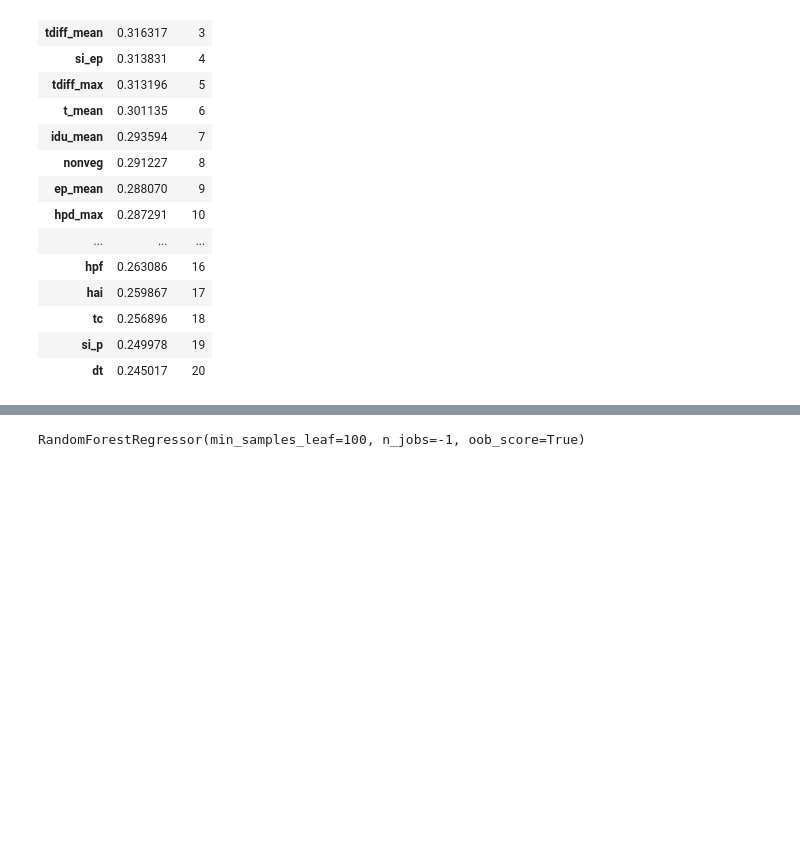
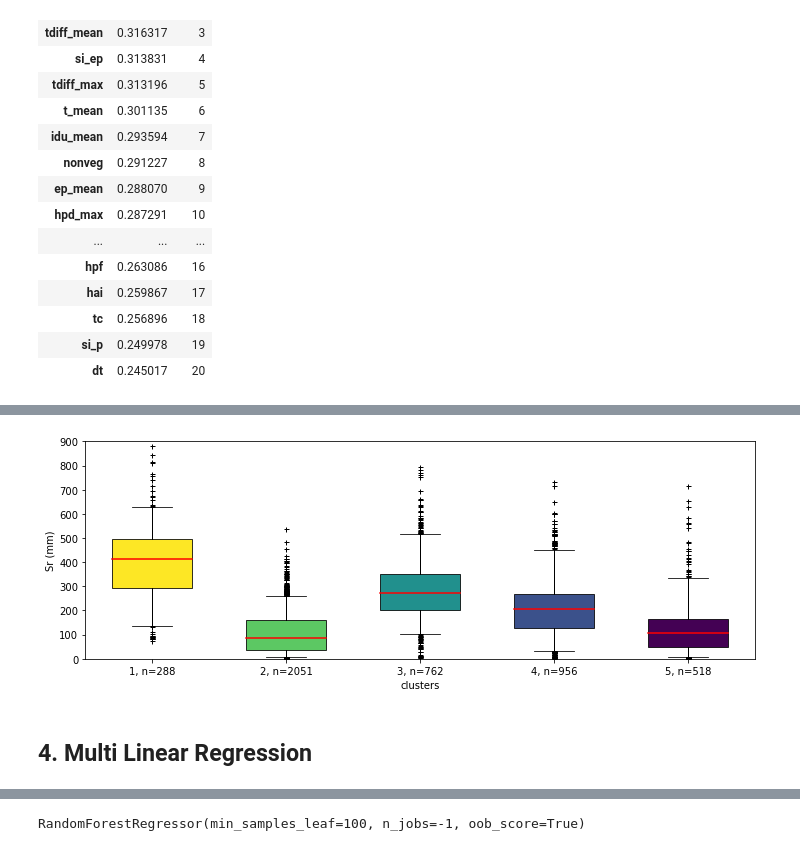
Before and after one commit to fvanoorschot/global_sr_module, a Jupyter notebook: run_script_prediction.ipynb, the cells around one changed output, grey strips where cells are left out. Saved outputs shown, nothing was run; the diff lists cells and outputs as text; code cells hidden in the pictures; blank space fills up the shorter version.

```diff
--- a/run_script_prediction.ipynb
+++ b/run_script_prediction.ipynb
@@ -662,0 +605,31 @@ Text(0.5, 0, 'PC1 41.8%')
+# %%
+boxprops1 = dict(facecolor=cmap_vd2(0),color="black",linewidth=0.8)
+boxprops2 = dict(facecolor=cmap_vd2(1),color="black",linewidth=0.8)
+boxprops3 = dict(facecolor=cmap_vd2(2),color="black",linewidth=0.8)
+boxprops4 = dict(facecolor=cmap_vd2(3),color="black",linewidth=0.8)
+boxprops5 = dict(facecolor=cmap_vd2(4),color="black",linewidth=0.8)
+medianprops = dict(color="red",linewidth=1.5)
+flierprops = dict(color='black',marker='+',markersize=5)
+capprops = dict(linestyle='-', linewidth=0.8, color='Black')
+
+co1 = co[co.cluster==0]
+co2 = co[co.cluster==1]
+co3 = co[co.cluster==2]
+co4 = co[co.cluster==3]
+co5 = co[co.cluster==4]
+
+fig = plt.figure(figsize=(12,4))
+ax = fig.add_subplot(111)
+ax.boxplot(co1.sr_20,positions=[1],widths=0.6,whis=[5,95],patch_artist=True,showmeans=False,boxprops=boxprops1,medianprops=medianprops,meanprops=meanpointprops,flierprops=flierprops,capprops=capprops,zorder=0)
+ax.boxplot(co2.sr_20,positions=[2],widths=0.6,whis=[5,95],patch_artist=True,showmeans=False,boxprops=boxprops2,medianprops=medianprops,meanprops=meanpointprops,flierprops=flierprops,capprops=capprops,zorder=0)
+ax.boxplot(co3.sr_20,positions=[3],widths=0.6,whis=[5,95],patch_artist=True,showmeans=False,boxprops=boxprops3,medianprops=medianprops,meanprops=meanpointprops,flierprops=flierprops,capprops=capprops,zorder=0)
+ax.boxplot(co4.sr_20,positions=[4],widths=0.6,whis=[5,95],patch_artist=True,showmeans=False,boxprops=boxprops4,medianprops=medianprops,meanprops=meanpointprops,flierprops=flierprops,capprops=capprops,zorder=0)
+ax.boxplot(co5.sr_20,positions=[5],widths=0.6,whis=[5,95],patch_artist=True,showmeans=False,boxprops=boxprops5,medianprops=medianprops,meanprops=meanpointprops,flierprops=flierprops,capprops=capprops,zorder=0)
+ax.xaxis.set_ticks([1,2,3,4,5])
+ax.xaxis.set_ticklabels([f'1, n={len(co1)}',f'2, n={len(co2)}',f'3, n={len(co3)}',f'4, n={len(co4)}',f'5, n={len(co5)}'])
+ax.set_ylabel('Sr (mm)')
+ax.set_xlabel('clusters')
+ax.set_ylim(0,900)
+fig.savefig(f'{work_dir}/output/figures/prediction_figures/pca/cluster_sr_boxplot.jpg', bbox_inches='tight',dpi=300)
+# %% [output]
+[figure, added]
@@ -662,0 +687,2 @@ Text(0.5, 0, 'PC1 41.8%')
+# %% [markdown]
+## 4. Multi Linear Regression
```
Also changed, not shown: parts of 19 cells of this notebook, 3 other files.
